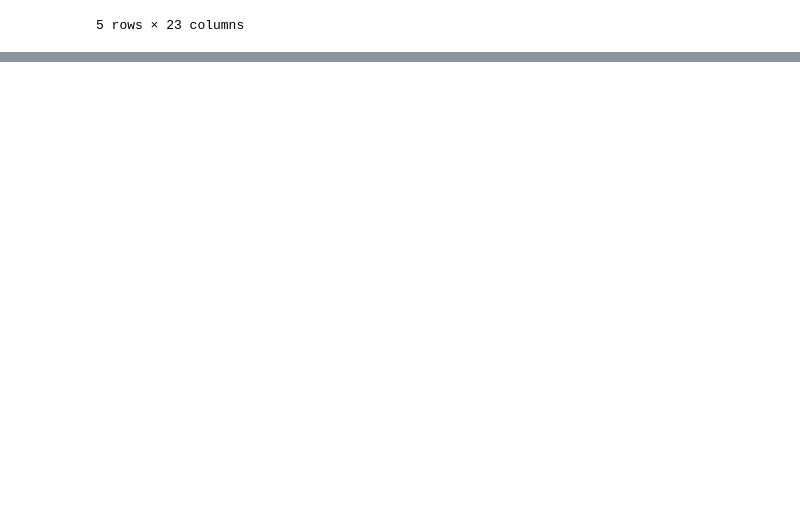
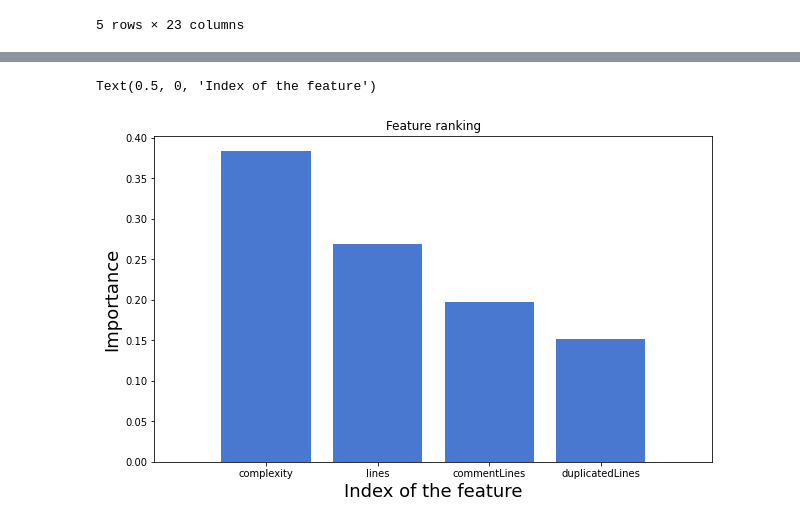
Before and after one commit to margaritageleta/vesper-tech-debt, a Jupyter notebook: notebooks/tables_creation.ipynb, the cells around one changed output, grey strips where cells are left out. Cells and saved outputs as stored; diff of their text form; code cells hidden in the pictures; blank space fills up the shorter version.

```diff
--- a/notebooks/tables_creation.ipynb
+++ b/notebooks/tables_creation.ipynb
@@ -285,0 +349,7 @@ df.head()
+# %%
+y = dff['category']
+X = dff.drop(['violations', 'category'], axis=1)
+RS = 123
+
+# Split dataframe into training and test/validation set
+X_train, X_test, y_train, y_test = train_test_split(X, y, test_size=0.2, random_state=RS)
@@ -285,0 +473,13 @@ df.head()
+# %%
+f, ax = plt.subplots(figsize=(10, 6))
+plt.title("Feature ranking", fontsize = 12)
+plt.bar(range(X.shape[1]), importances[indices],
+    color="b",
+    align="center")
+plt.xticks(range(X.shape[1]), feature_names)
+plt.xlim([-1, X.shape[1]])
+plt.ylabel("Importance", fontsize = 18)
+plt.xlabel("Index of the feature", fontsize = 18)
+# %% [output]
+Text(0.5, 0, 'Index of the feature')
+[figure, added]
```
Also changed, not shown: parts of 13 cells of this notebook.
